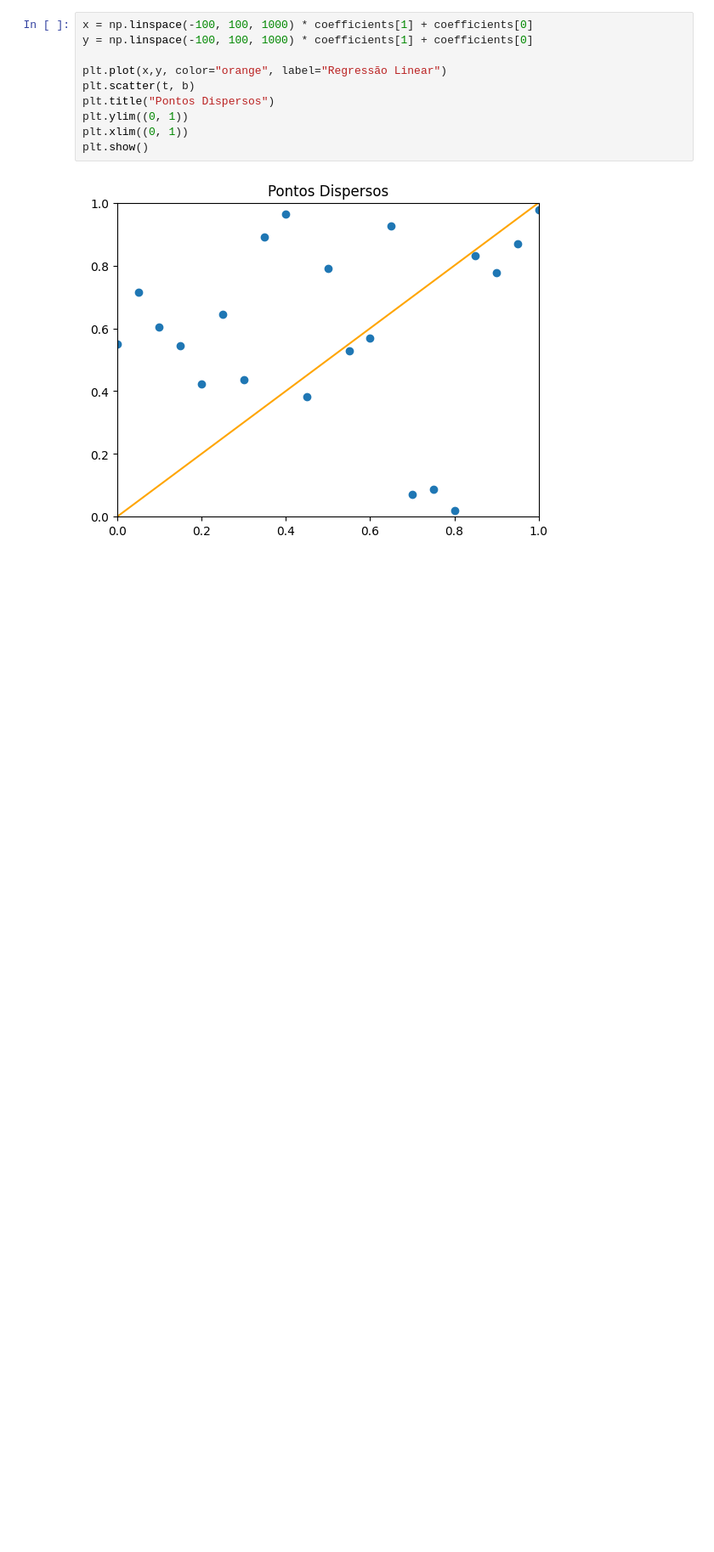
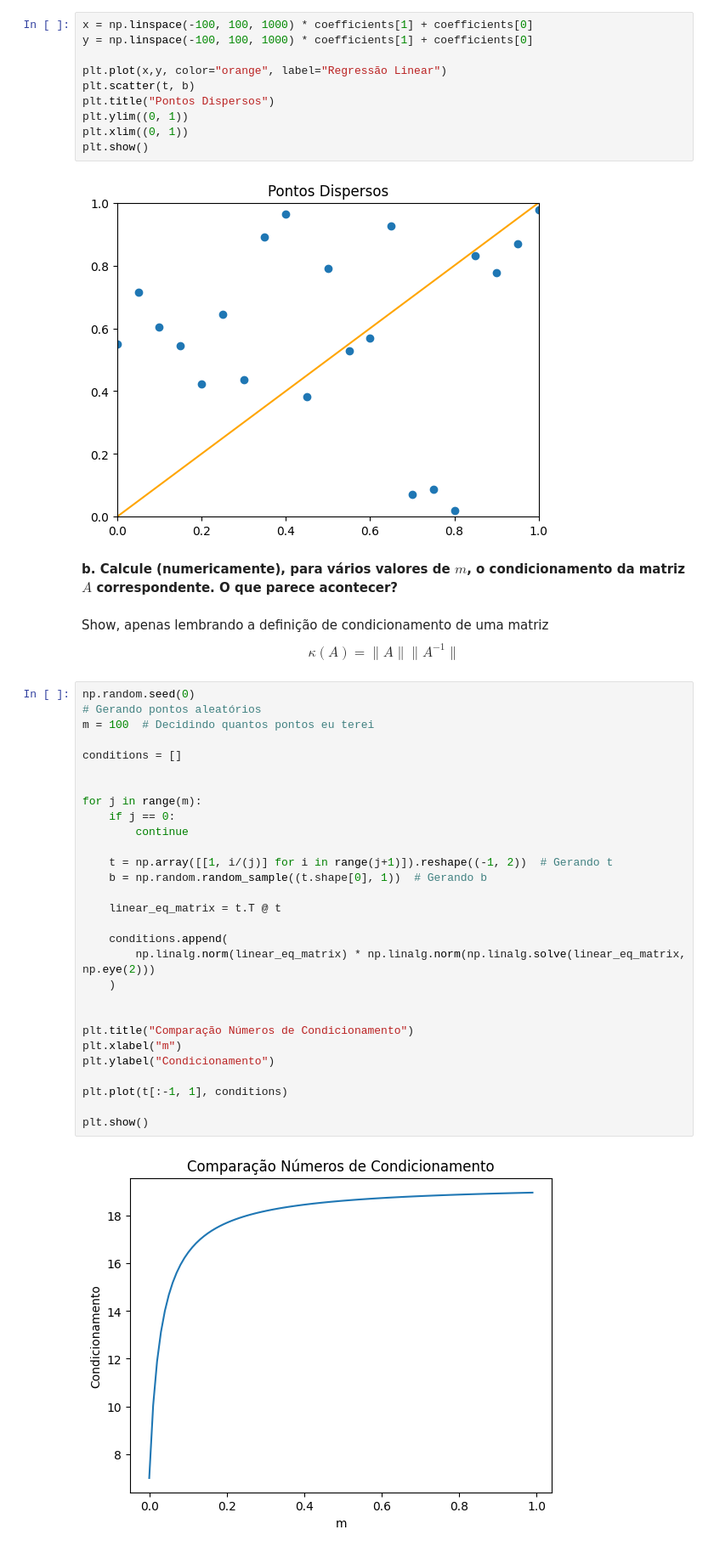
Before and after one commit to jaopredo/linear-algebra, a Jupyter notebook: numerical/algoritmos/projects/project2/min_squareds.ipynb, the cells around one changed output. Shown at 85% size. Saved outputs shown, nothing was run; the diff lists cells and outputs as text; blank space fills up the shorter version.

```diff
--- a/numerical/algoritmos/projects/project2/min_squareds.ipynb
+++ b/numerical/algoritmos/projects/project2/min_squareds.ipynb
@@ -148,3 +148,42 @@ plt.xlim((0, 1))
 plt.show()
 # %% [output]
 [figure]
+# %% [markdown]
+**b. Calcule (numericamente), para vários valores de $m$, o condicionamento da matriz $A$
+correspondente. O que parece acontecer?**
+# %% [markdown]
+Show, apenas lembrando a definição de condicionamento de uma matriz
+$$
+\kappa(A) = \|A\|\|A^{-1}\|
+$$
+# %%
+np.random.seed(0)
+# Gerando pontos aleatórios
+m = 100  # Decidindo quantos pontos eu terei
+
+conditions = []
+
+
+for j in range(m):
+    if j == 0:
+        continue
+
+    t = np.array([[1, i/(j)] for i in range(j+1)]).reshape((-1, 2))  # Gerando t
+    b = np.random.random_sample((t.shape[0], 1))  # Gerando b
+
+    linear_eq_matrix = t.T @ t
+
+    conditions.append(
+        np.linalg.norm(linear_eq_matrix) * np.linalg.norm(np.linalg.solve(linear_eq_matrix, np.eye(2)))
+    )
+
+
+plt.title("Comparação Números de Condicionamento")
+plt.xlabel("m")
+plt.ylabel("Condicionamento")
+
+plt.plot(t[:-1, 1], conditions)
+
+plt.show()
+# %% [output]
+[figure, added]
```
Also changed, not shown: parts of 1 cell of this notebook.
